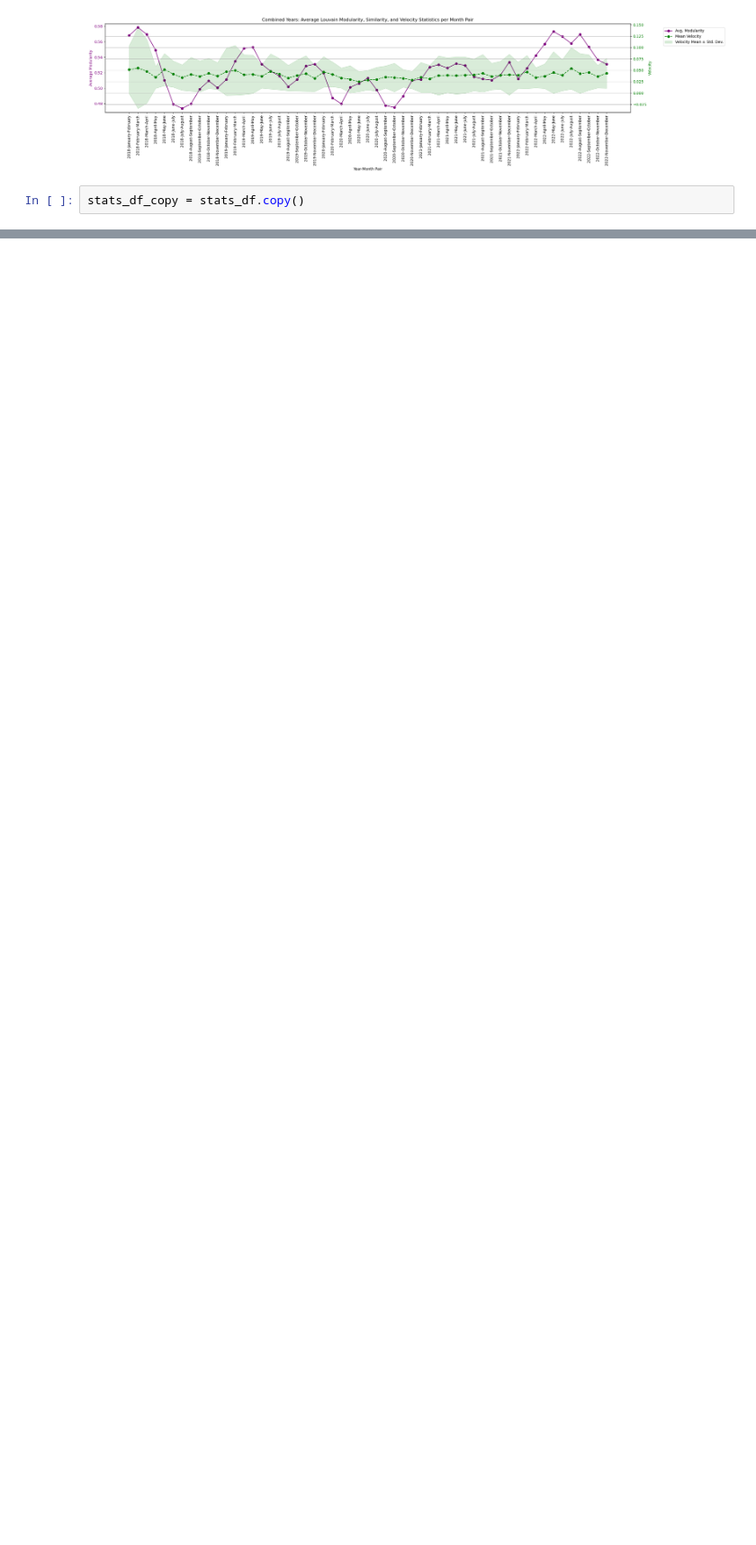
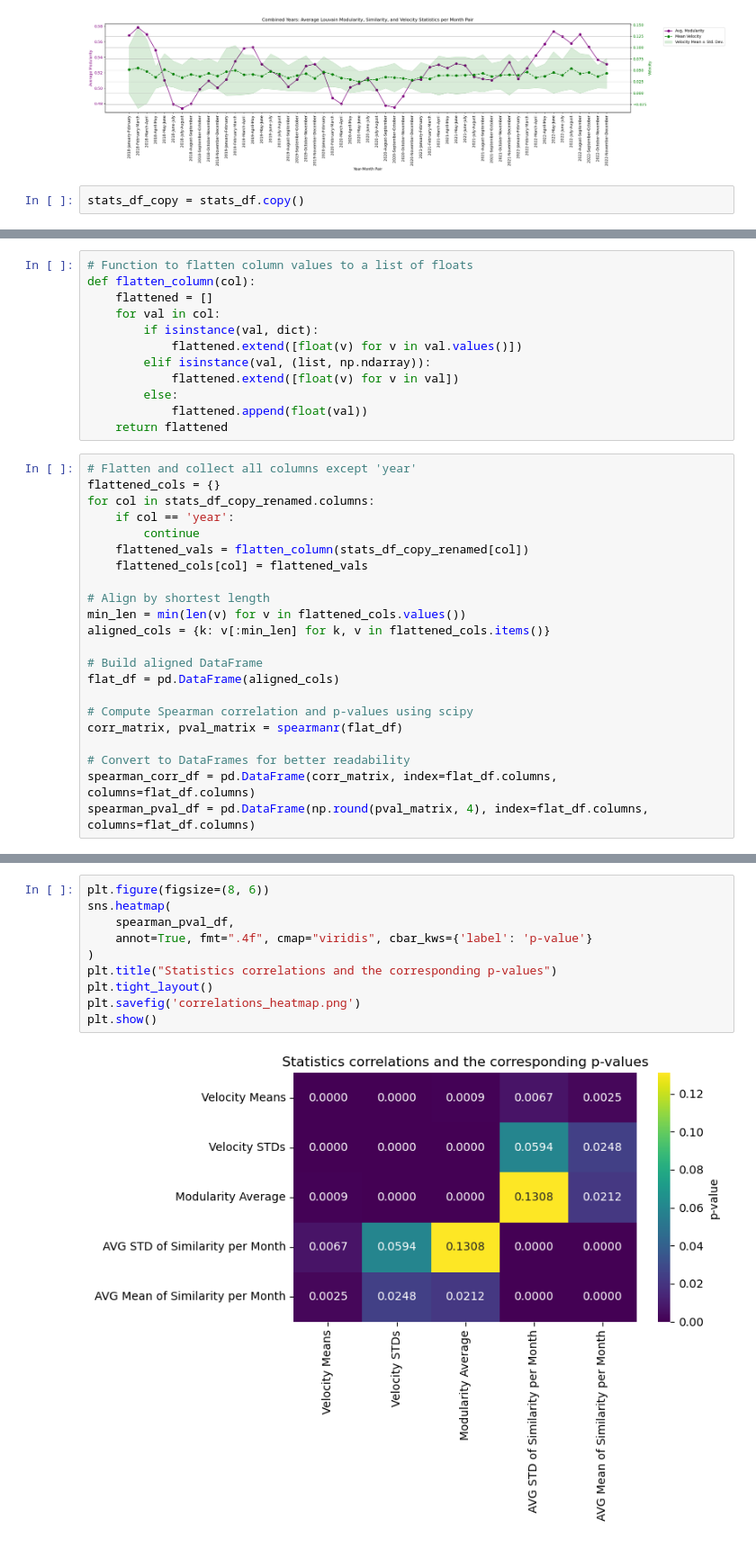
Before and after one commit to JurajkoDS/Intedisciplinary-Project--Newspapers-Similarity---SS25--CSH-Vienna, a Jupyter notebook: load_data.ipynb, the cells around one changed output, grey strips where cells are left out. Shown: that part at 90% size. Saved outputs shown, nothing was run; the diff lists cells and outputs as text; blank space fills up the shorter version.

Commit message:
added spearman correlation and created a heatmap of the corresponding p-values

```diff
--- a/load_data.ipynb
+++ b/load_data.ipynb
@@ -416,0 +378,34 @@ pval_df.head()
+# %%
+# Function to flatten column values to a list of floats
+def flatten_column(col):
+    flattened = []
+    for val in col:
+        if isinstance(val, dict):
+            flattened.extend([float(v) for v in val.values()])
+        elif isinstance(val, (list, np.ndarray)):
+            flattened.extend([float(v) for v in val])
+        else:
+            flattened.append(float(val))
+    return flattened
+# %%
+# Flatten and collect all columns except 'year'
+flattened_cols = {}
+for col in stats_df_copy_renamed.columns:
+    if col == 'year':
+        continue
+    flattened_vals = flatten_column(stats_df_copy_renamed[col])
+    flattened_cols[col] = flattened_vals
+
+# Align by shortest length
+min_len = min(len(v) for v in flattened_cols.values())
+aligned_cols = {k: v[:min_len] for k, v in flattened_cols.items()}
+
+# Build aligned DataFrame
+flat_df = pd.DataFrame(aligned_cols)
+
+# Compute Spearman correlation and p-values using scipy
+corr_matrix, pval_matrix = spearmanr(flat_df)
+
+# Convert to DataFrames for better readability
+spearman_corr_df = pd.DataFrame(corr_matrix, index=flat_df.columns, columns=flat_df.columns)
+spearman_pval_df = pd.DataFrame(np.round(pval_matrix, 4), index=flat_df.columns, columns=flat_df.columns)
@@ -416,0 +428,12 @@ pval_df.head()
+# %%
+plt.figure(figsize=(8, 6))
+sns.heatmap(
+    spearman_pval_df,
+    annot=True, fmt=".4f", cmap="viridis", cbar_kws={'label': 'p-value'}
+)
+plt.title("Statistics correlations and the corresponding p-values")
+plt.tight_layout()
+plt.savefig('correlations_heatmap.png')
+plt.show()
+# %% [output]
+[figure, added]
```
Also changed, not shown: parts of 9 cells of this notebook, 1 other file.
